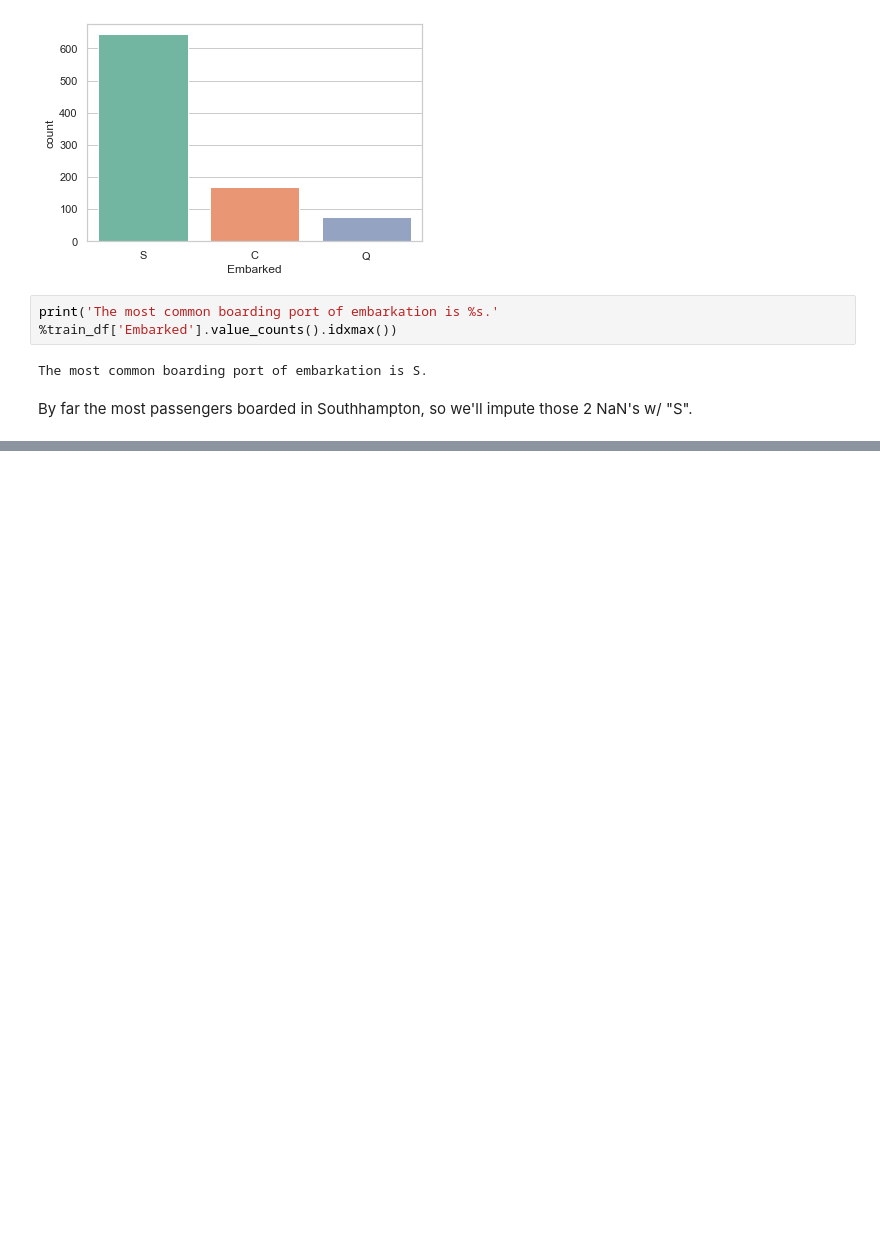
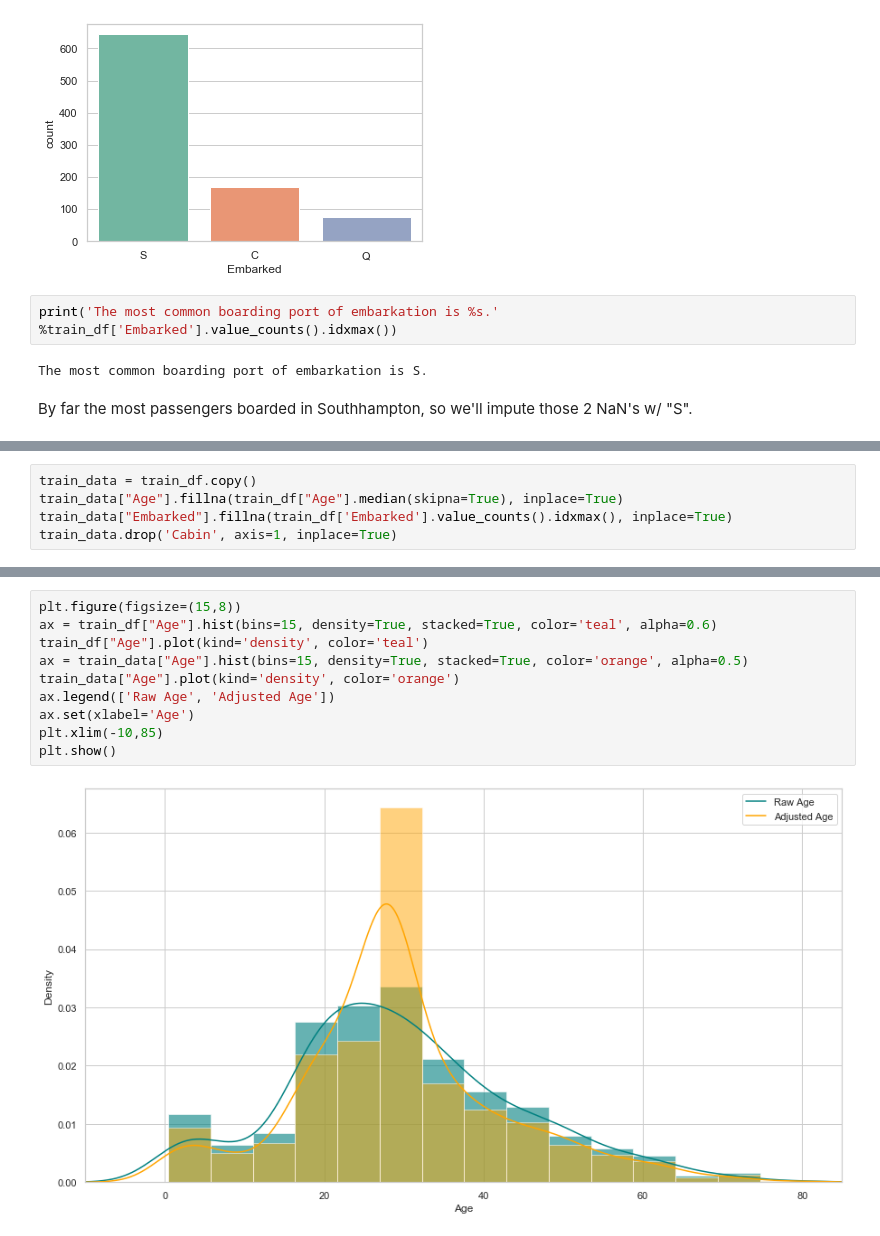
Before and after one commit to rishavhack/Machine-Learning-Using-Python, a Jupyter notebook: Part 8 Logistic Regression/Titanic logistic regression.ipynb, the cells around one changed output, grey strips where cells are left out. Cells and saved outputs as stored; diff of their text form; blank space fills up the shorter version.

```diff
--- a/Part 8 Logistic Regression/Titanic logistic regression.ipynb
+++ b/Part 8 Logistic Regression/Titanic logistic regression.ipynb
@@ -128,0 +130,5 @@ I'll ignore "Cabin" as a variable. There are too many missing values for imputat
+# %%
+train_data = train_df.copy()
+train_data["Age"].fillna(train_df["Age"].median(skipna=True), inplace=True)
+train_data["Embarked"].fillna(train_df['Embarked'].value_counts().idxmax(), inplace=True)
+train_data.drop('Cabin', axis=1, inplace=True)
@@ -128,0 +161,12 @@ I'll ignore "Cabin" as a variable. There are too many missing values for imputat
+# %%
+plt.figure(figsize=(15,8))
+ax = train_df["Age"].hist(bins=15, density=True, stacked=True, color='teal', alpha=0.6)
+train_df["Age"].plot(kind='density', color='teal')
+ax = train_data["Age"].hist(bins=15, density=True, stacked=True, color='orange', alpha=0.5)
+train_data["Age"].plot(kind='density', color='orange')
+ax.legend(['Raw Age', 'Adjusted Age'])
+ax.set(xlabel='Age')
+plt.xlim(-10,85)
+plt.show()
+# %% [output]
+[figure, added]
```
Also changed, not shown: parts of 3 cells of this notebook.
